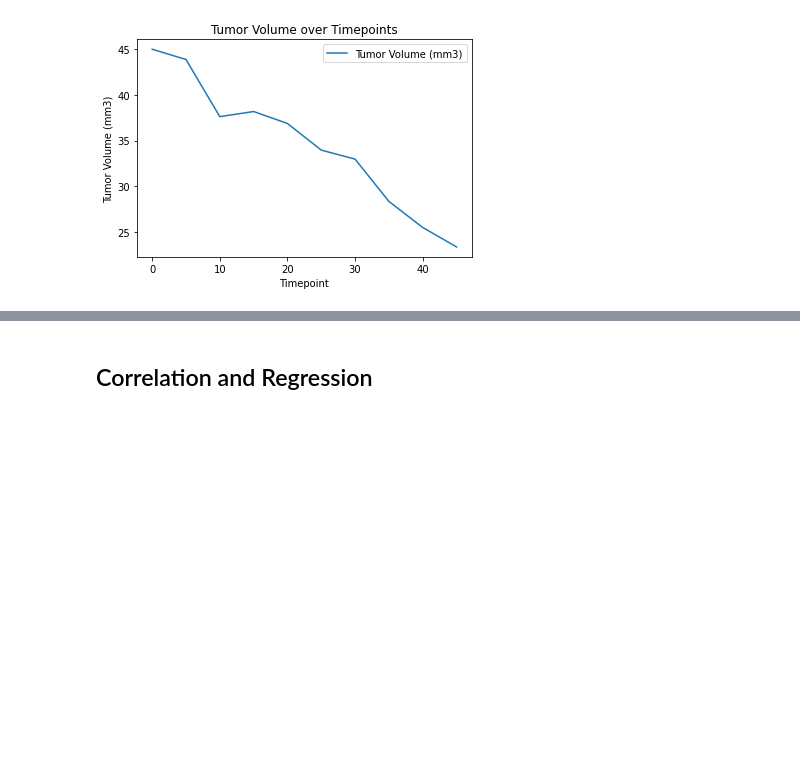
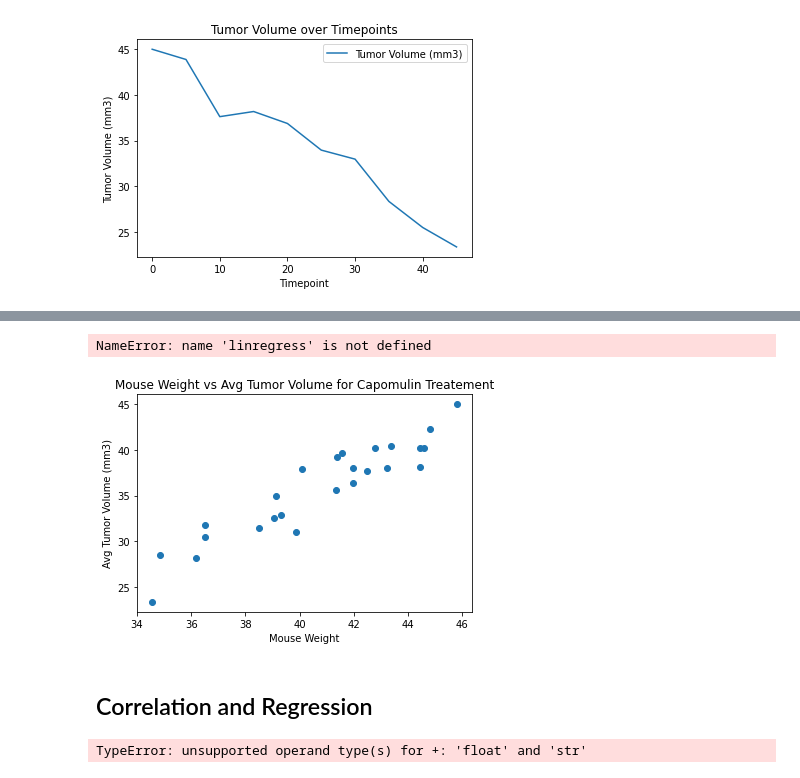
Before and after one commit to emily-wuenstel/matplotlib_hw, a Jupyter notebook: pymaceuticals_starter.ipynb, the cells around one changed output, grey strips where cells are left out. Cells and saved outputs as stored; diff of their text form; code cells hidden in the pictures; blank space fills up the shorter version.

```diff
--- a/pymaceuticals_starter.ipynb
+++ b/pymaceuticals_starter.ipynb
@@ -184,15 +219,16 @@ Text(0.5, 1.0, 'Mice Gender Distribution')
 # Start by getting the last (greatest) timepoint for each mouse
 # Merge this group df with the original dataframe to get the tumor volume at the last timepoint
 
+
 #start by getting the last (greatest) timepoint for each mouse
 
 #group mice based on all data to kick off
-mice_group = all_data.groupby(['Mouse ID'])
+mice_group = second_data.groupby(['Mouse ID'])
 
 #calculate the biggest time
 biggest_time = pd.DataFrame(mice_group['Timepoint'].max())
 
 #merge with all_based on mouse ID and timepoint
-new_data = pd.merge(all_data,biggest_time, on=["Mouse ID", "Timepoint"])
+new_data = pd.merge(second_data,biggest_time, on=["Mouse ID", "Timepoint"])
 
 new_data
@@ -302,5 +374,25 @@ mouse
+# %%
+plt.scatter(scatter_group.iloc[:,1], scatter_group.iloc[:,3])
+plt.xlabel("Mouse Weight")
+plt.ylabel("Avg Tumor Volume (mm3)")
+plt.title("Mouse Weight vs Avg Tumor Volume for Capomulin Treatement")
+
+
+x_data = new_data['Weight (g)']
+y_data = new_data['Tumor Volume (mm3)']
+# %% [output]
+NameError: name 'linregress' is not defined
+[figure, added]
 # %% [markdown]
 ## Correlation and Regression
 # %%
 # Calculate the correlation coefficient and linear regression model
 # for mouse weight and average tumor volume for the Capomulin regimen
+# %%
+mouse_weight = new_data.iloc[:,1]
+volume = new_data.iloc[:,2]
+correlation = sts.pearsonr(mouse_weight,volume)
+
+print(f"The Pearson correlation coefficient is {correlation}")
+# %% [output]
+TypeError: unsupported operand type(s) for +: 'float' and 'str'
```
Also changed, not shown: parts of 9 cells of this notebook.
